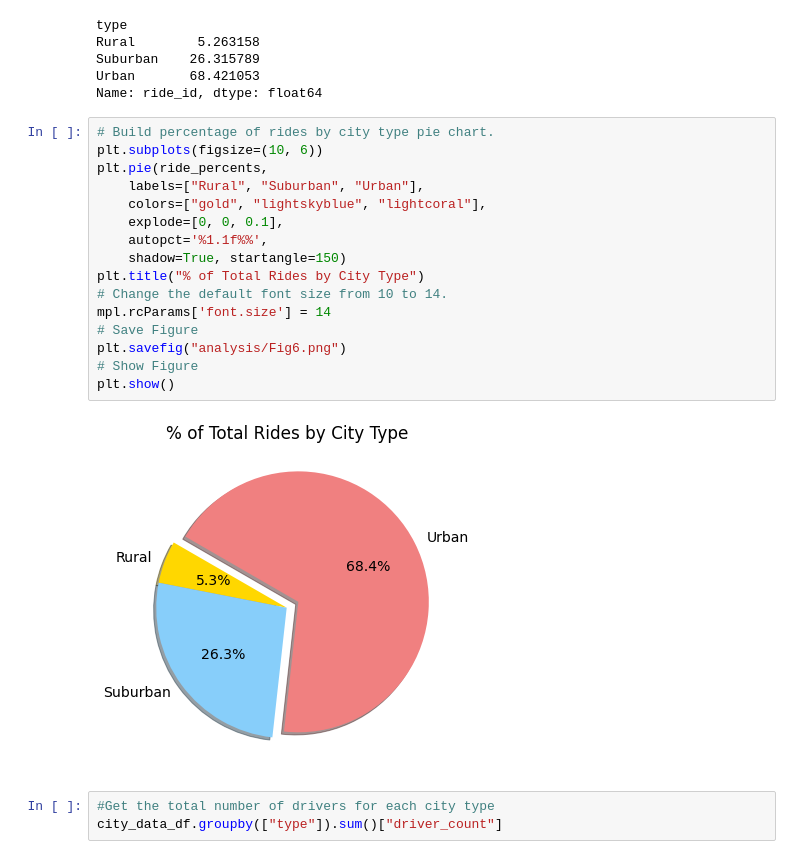
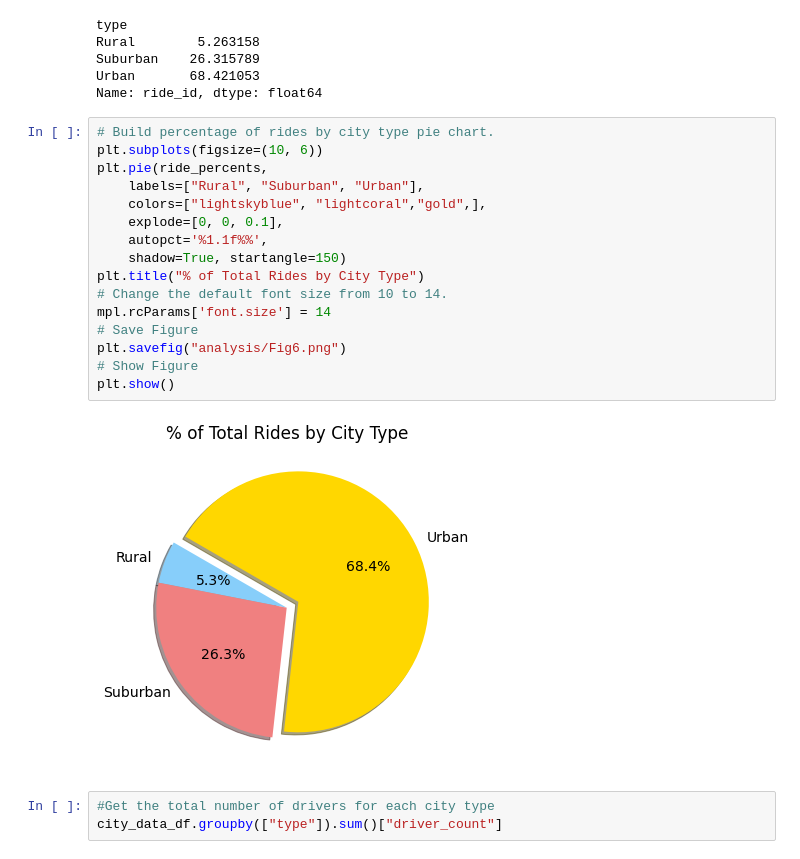
Before and after one commit to SringayKeno/Pyber_Analysis, a Jupyter notebook: Pyber.ipynb, the cells around one changed output. Cells and saved outputs as stored; diff of their text form.

```diff
--- a/Pyber.ipynb
+++ b/Pyber.ipynb
@@ -1076,21 +1076,21 @@ Name: ride_id, dtype: float64
 # %%
 # Build percentage of rides by city type pie chart.
 plt.subplots(figsize=(10, 6))
 plt.pie(ride_percents,
     labels=["Rural", "Suburban", "Urban"],
-    colors=["gold", "lightskyblue", "lightcoral"],
+    colors=["lightskyblue", "lightcoral","gold",],
     explode=[0, 0, 0.1],
     autopct='%1.1f%%',
     shadow=True, startangle=150)
 plt.title("% of Total Rides by City Type")
 # Change the default font size from 10 to 14.
 mpl.rcParams['font.size'] = 14
 # Save Figure
 plt.savefig("analysis/Fig6.png")
 # Show Figure
 plt.show()
 # %% [output]
-[figure, old version]
+[figure, new version]
 # %%
 #Get the total number of drivers for each city type
 city_data_df.groupby(["type"]).sum()["driver_count"]
```
Also changed, not shown: parts of 2 cells of this notebook, 3 other files.
